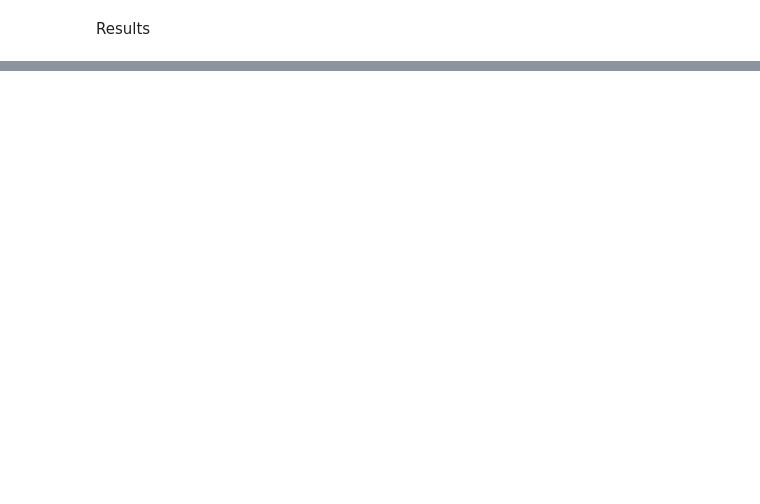
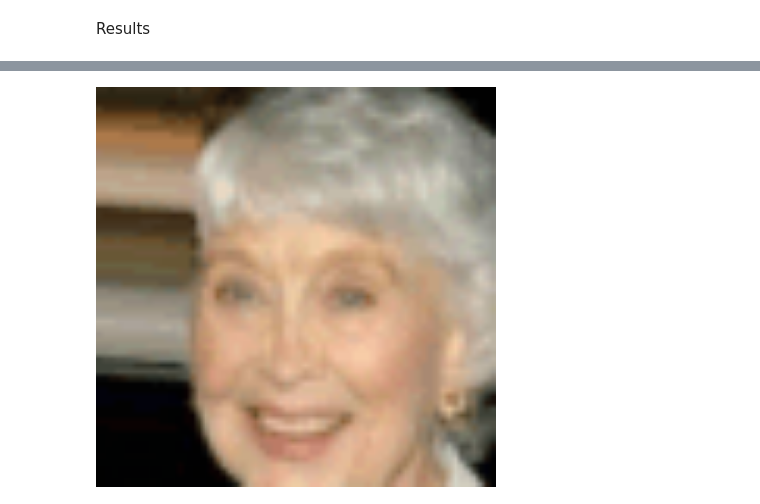
Before and after one commit to Natifick/Glow-ing-Bayes, a Jupyter notebook: Glow.ipynb, the cells around one changed output, grey strips where cells are left out. Saved outputs shown, nothing was run; the diff lists cells and outputs as text; code cells hidden in the pictures; blank space fills up the shorter version.

```diff
--- a/Glow.ipynb
+++ b/Glow.ipynb
@@ -753,0 +781,4 @@ display.Image("sample_directions/base_1.gif")
+# %%
+display.Image("sample_directions/base_1_to_mustache.gif", width=400)
+# %% [output]
+[figure, added]
```
Also changed, not shown: parts of 8 cells of this notebook, 5 other files.
